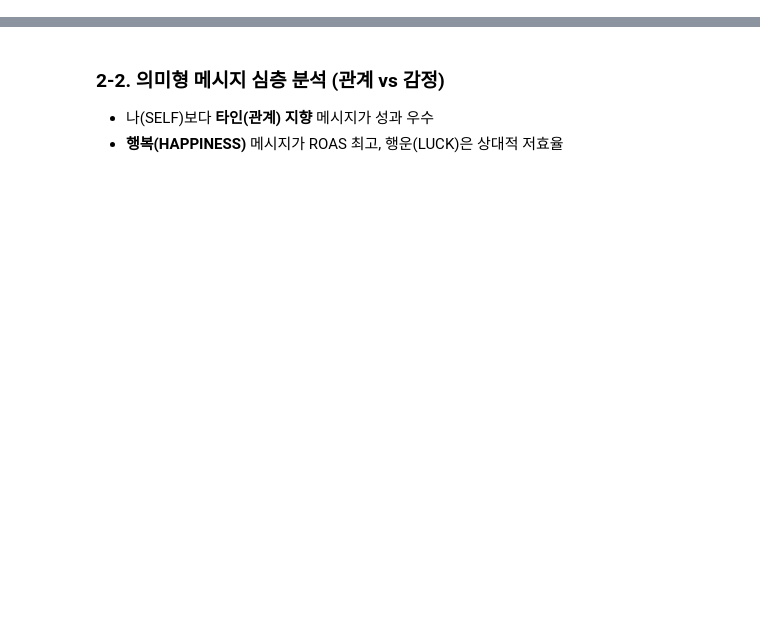
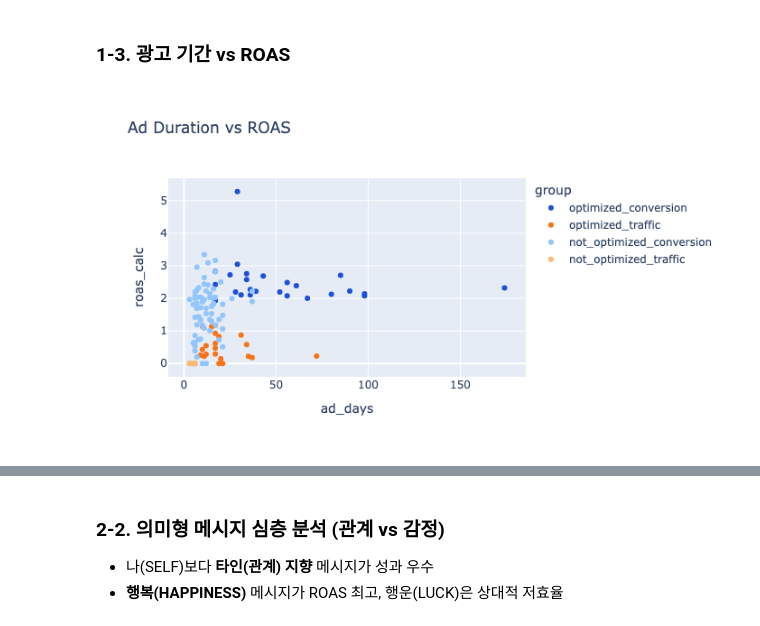
Before and after one commit to imyourcatfood/Data-Analyst-Portfolio, a Jupyter notebook: meta-ads-analysis/analysis.ipynb, the cells around one changed output, grey strips where cells are left out. Cells and saved outputs as stored; diff of their text form; code cells hidden in the pictures; blank space fills up the shorter version.

```diff
--- a/meta-ads-analysis/analysis.ipynb
+++ b/meta-ads-analysis/analysis.ipynb
@@ -617,0 +216,15 @@ for _, r in msg_disp.iterrows():
+# %% [markdown]
+### 1-3. 광고 기간 vs ROAS
+# %%
+fig = px.scatter(
+    ad_summary_all,
+    x="ad_days",
+    y="roas_calc",
+    color="group",
+    height=400,
+    color_discrete_map=color_map,
+    title="Ad Duration vs ROAS"
+)
+fig.show(renderer='png')
+# %% [output]
+[figure, added]
```
Also changed, not shown: parts of 55 cells of this notebook, 1 other file.
